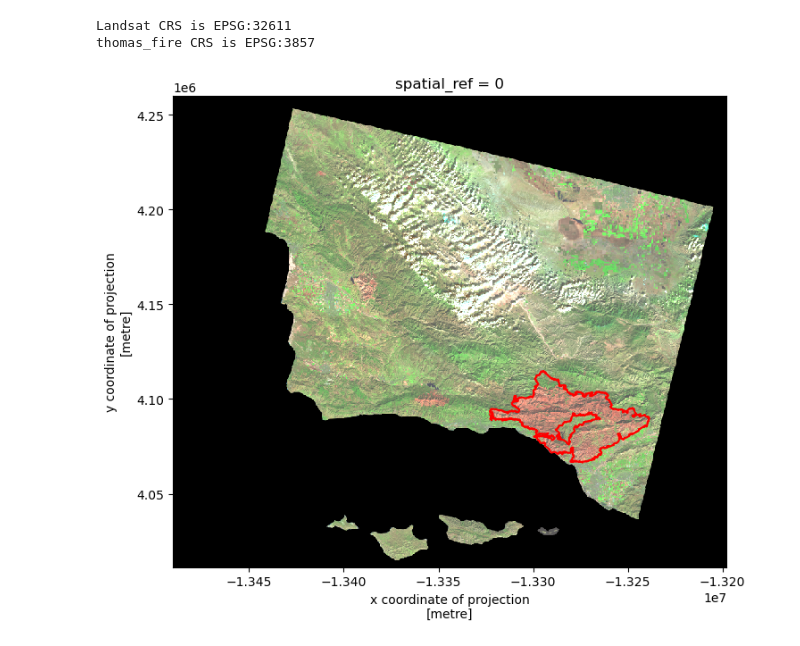
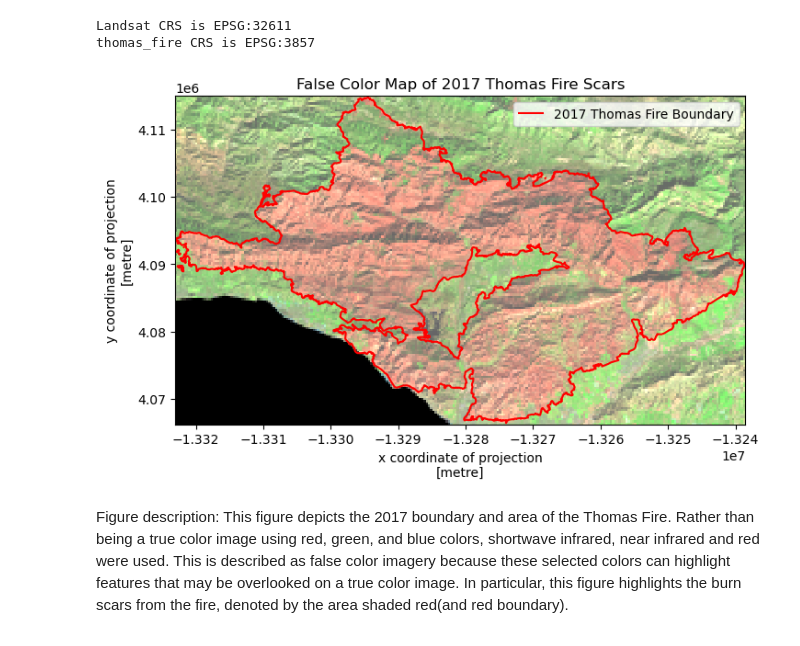
Before and after one commit to mmyiv/eds220-hwk4, a Jupyter notebook: hwk4-task2-false-color-YIV.ipynb, the cells around one changed output. Drawn from its saved outputs; the diff is of its cells as text; code cells hidden in the pictures.

Commit message:
finalize homework for submission by updating description

```diff
--- a/hwk4-task2-false-color-YIV.ipynb
+++ b/hwk4-task2-false-color-YIV.ipynb
@@ -133,21 +146,31 @@ landsat = landsat.rio.reproject("EPSG:3857")
 
 # Verify CRS match
 assert landsat.rio.crs == thomas_fire.crs
+# %%
+# Clip landsat data to the bounds of thomas fire
+landsat_fire = landsat.rio.clip_box(*thomas_fire.total_bounds)
 # %%
 # Map of SWIR/NIR/RED with Thomas fire + figure description
 
 # Initialize plot
 fig, ax = plt.subplots(figsize = (8,8))
 
-# Landsat plot
-landsat[['swir22', 'nir08', 'red']].to_array().plot.imshow(ax = ax, robust = True)
+# Landsat clipped plot
+landsat_fire[['swir22', 'nir08', 'red']].to_array().plot.imshow(ax = ax, robust = True)
 
 # Thomas fire boundary
 thomas_fire.boundary.plot(ax = ax,
-                         edgecolor = 'red',
+                         color = 'red',
                          linewidth = 1.5,
                          label = 'Thomas Fire Boundary')
 
+plt.legend(thomas_fire, labels = ['2017 Thomas Fire Boundary'])
+
+# Set title
+ax.set_title('False Color Map of 2017 Thomas Fire Scars')
+
 plt.show()
 # %% [output]
-[figure, old version]
+[figure, new version]
+# %% [markdown]
+Figure description: This figure depicts the 2017 boundary and area of the Thomas Fire. Rather than being a true color image using red, green, and blue colors, shortwave infrared, near infrared and red were used. This is described as false color imagery because these selected colors can highlight features that may be overlooked on a true color image. In particular, this figure highlights the burn scars from the fire, denoted by the area shaded red(and red boundary).
```
Also changed, not shown: parts of 8 cells of this notebook.
